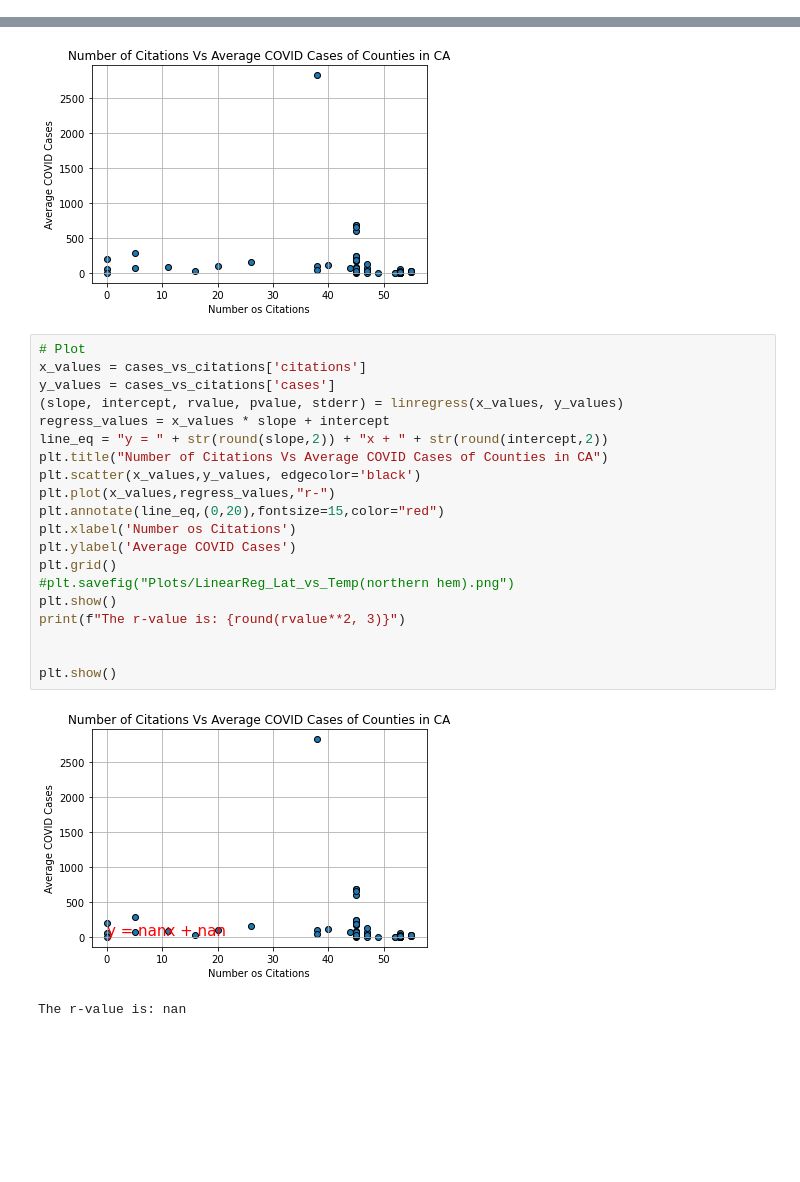
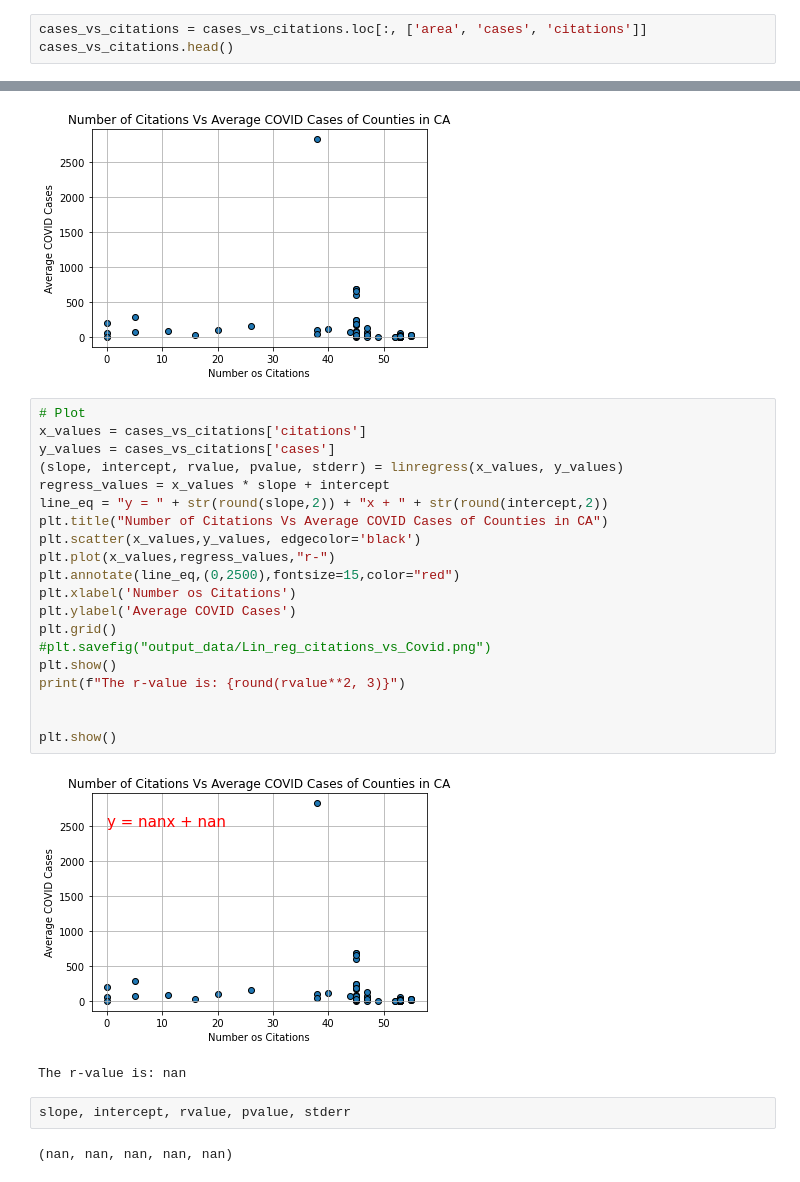
Before and after one commit to JAlvarado23A/covid_and_rest_survival, a Jupyter notebook: JA_Restaurants .ipynb, the cells around one changed output, grey strips where cells are left out. Saved outputs shown, nothing was run; the diff lists cells and outputs as text; blank space fills up the shorter version.

```diff
--- a/JA_Restaurants .ipynb
+++ b/JA_Restaurants .ipynb
@@ -358,0 +343,3 @@ from scipy.stats import linregress
+# %%
+cases_vs_citations = cases_vs_citations.loc[:, ['area', 'cases', 'citations']]
+cases_vs_citations.head()
@@ -371,23 +367,27 @@ plt.show()
 # %%
 # Plot
 x_values = cases_vs_citations['citations']
 y_values = cases_vs_citations['cases']
 (slope, intercept, rvalue, pvalue, stderr) = linregress(x_values, y_values)
 regress_values = x_values * slope + intercept
 line_eq = "y = " + str(round(slope,2)) + "x + " + str(round(intercept,2))
 plt.title("Number of Citations Vs Average COVID Cases of Counties in CA")
 plt.scatter(x_values,y_values, edgecolor='black')
 plt.plot(x_values,regress_values,"r-")
-plt.annotate(line_eq,(0,20),fontsize=15,color="red")
+plt.annotate(line_eq,(0,2500),fontsize=15,color="red")
 plt.xlabel('Number os Citations')
 plt.ylabel('Average COVID Cases')
 plt.grid()
-#plt.savefig("Plots/LinearReg_Lat_vs_Temp(northern hem).png")
+#plt.savefig("output_data/Lin_reg_citations_vs_Covid.png")
 plt.show()
 print(f"The r-value is: {round(rvalue**2, 3)}")
 
 
 plt.show()
 # %% [output]
-[figure, old version]
+[figure, new version]
 The r-value is: nan
+# %%
+slope, intercept, rvalue, pvalue, stderr
+# %% [output]
+(nan, nan, nan, nan, nan)
```
Also changed, not shown: parts of 6 cells of this notebook, 5 other files.
